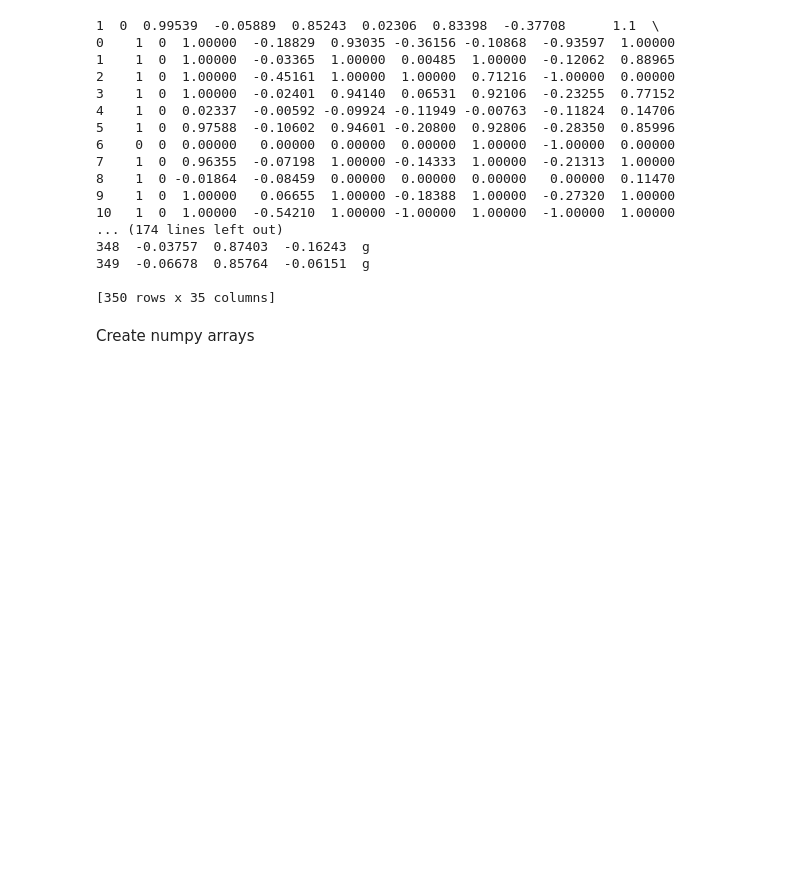
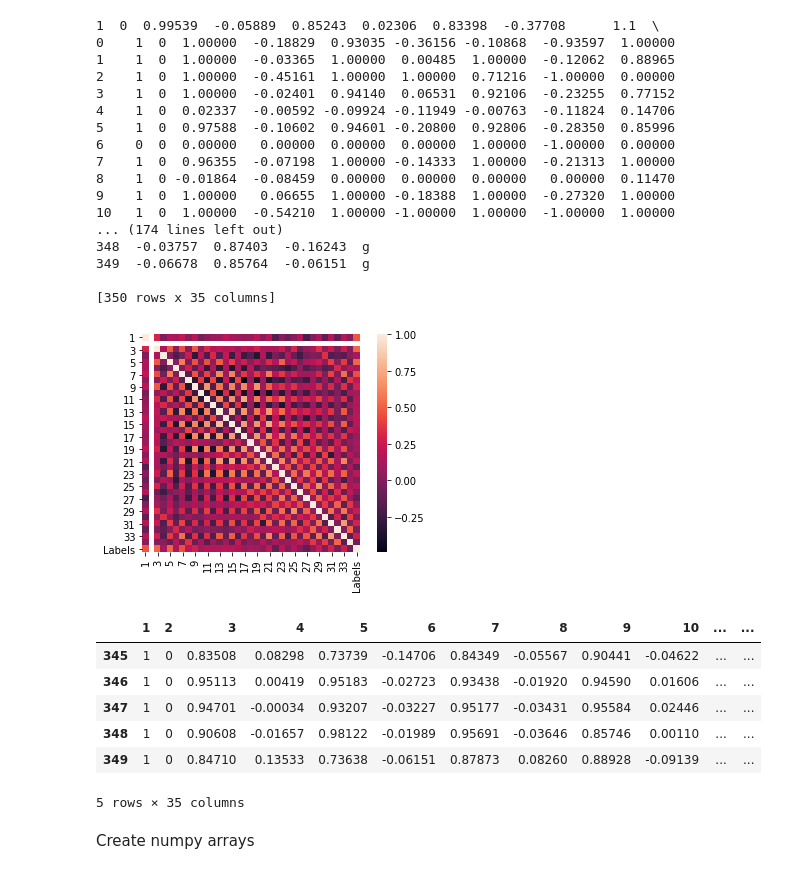
Before and after one commit to Sabrina-Knappe/COMP551A1, a Jupyter notebook: Ionosphere_RunExperiments.ipynb, the cells around one changed output. Drawn from its saved outputs; the diff is of its cells as text; code cells hidden in the pictures; blank space fills up the shorter version.

```diff
--- a/Ionosphere_RunExperiments.ipynb
+++ b/Ionosphere_RunExperiments.ipynb
@@ -36,6 +36,36 @@ print(df)
 349  -0.06678  0.85764  -0.06151  g
 
 [350 rows x 35 columns]
+# %%
+import numpy as np
+import sklearn.preprocessing as preprocessing
+import seaborn as sns
+import matplotlib.pyplot as plt
+
+#df.columns = ["1", "2", "3", "4", "5", "6", "7", "8", "9", "10", "11", "12", "13", "14","15","16","17","18","19","20","21", "22", "23","24","25","26","27","28","29","30","31","32","33","34","Labels"]
+result = df.copy()
+encoders = {}
+for column in result.columns:
+    if result.dtypes[column] == np.object:
+        encoders[column] = preprocessing.LabelEncoder()
+        result[column] = encoders[column].fit_transform(result[column])
+
+# Calculate the correlation and plot it
+# encoded_data, _ = number_encode_features(df)
+    # show heatmap - exploring correlations
+encoded_data = result
+sns.heatmap(encoded_data.corr(), square=True)
+plt.show()
+encoded_data.tail(5)
+# %% [output]
+[figure, added]
+|  | 1 | 2 | 3 | 4 | 5 | 6 | 7 | 8 | 9 | 10 | ... | ... |
+| 345 | 1 | 0 | 0.83508 | 0.08298 | 0.73739 | -0.14706 | 0.84349 | -0.05567 | 0.90441 | -0.04622 | ... | ... |
+| 346 | 1 | 0 | 0.95113 | 0.00419 | 0.95183 | -0.02723 | 0.93438 | -0.01920 | 0.94590 | 0.01606 | ... | ... |
+| 347 | 1 | 0 | 0.94701 | -0.00034 | 0.93207 | -0.03227 | 0.95177 | -0.03431 | 0.95584 | 0.02446 | ... | ... |
+| 348 | 1 | 0 | 0.90608 | -0.01657 | 0.98122 | -0.01989 | 0.95691 | -0.03646 | 0.85746 | 0.00110 | ... | ... |
+| 349 | 1 | 0 | 0.84710 | 0.13533 | 0.73638 | -0.06151 | 0.87873 | 0.08260 | 0.88928 | -0.09139 | ... | ... |
+5 rows × 35 columns
 # %% [markdown]
 Create numpy arrays
 # %%
```
Also changed, not shown: parts of 1 cell of this notebook, 1 other file.
